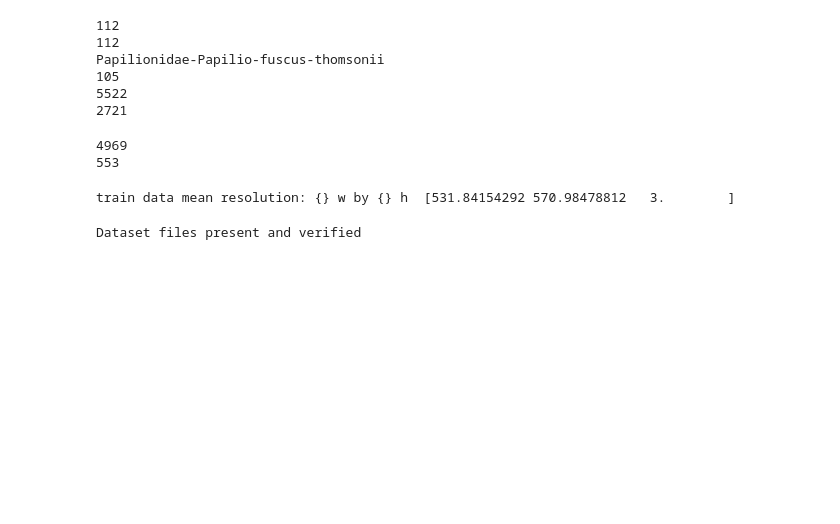
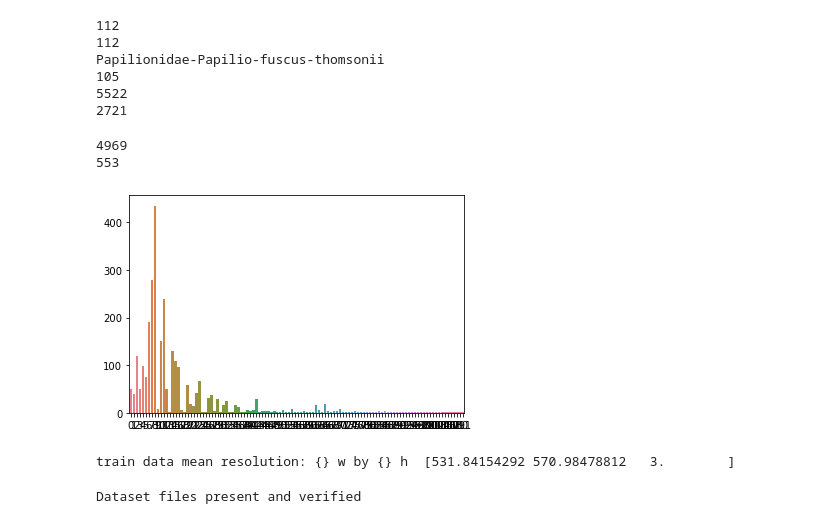
Before and after one commit to Daankrol/Dataset-Reduction-IL, a Jupyter notebook: cords/utils/data/datasets/SL/papilion_visualization.ipynb, the cells around one changed output. Saved outputs shown, nothing was run; the diff lists cells and outputs as text; code cells hidden in the pictures; blank space fills up the shorter version.

```diff
--- a/cords/utils/data/datasets/SL/papilion_visualization.ipynb
+++ b/cords/utils/data/datasets/SL/papilion_visualization.ipynb
@@ -46,6 +46,34 @@ print(len(valset))
 # %% [output]
 4969
 553
+# %%
+# show the first 9 images in the test set in a 3x3 grid
+import matplotlib.pyplot as plt
+import seaborn as sns
+from collections import Counter
+
+
+def show_images(images, labels):
+    fig = plt.figure(figsize=(12, 12))
+    for i in range(9):
+        ax = fig.add_subplot(3, 3, i + 1, xticks=[], yticks=[])
+        ax.imshow(images[i], cmap="gray")
+        ax.set_title(labels[i])
+        ax.set_axis_off()
+    plt.show()
+
+
+# show class distribution in the testset using a bar plot
+class_counts = Counter(paptest.targets)
+sns.barplot(
+    x=list(range(len(class_counts))),
+    y=list(class_counts.values()),
+    palette="husl",
+    orient="v",
+)
+plt.show()
+# %% [output]
+[figure, added]
 # %%
 pap._train_data[0].shape
 # calculate the mean image resolution of the trainig images
```
Also changed, not shown: 1 other file.
